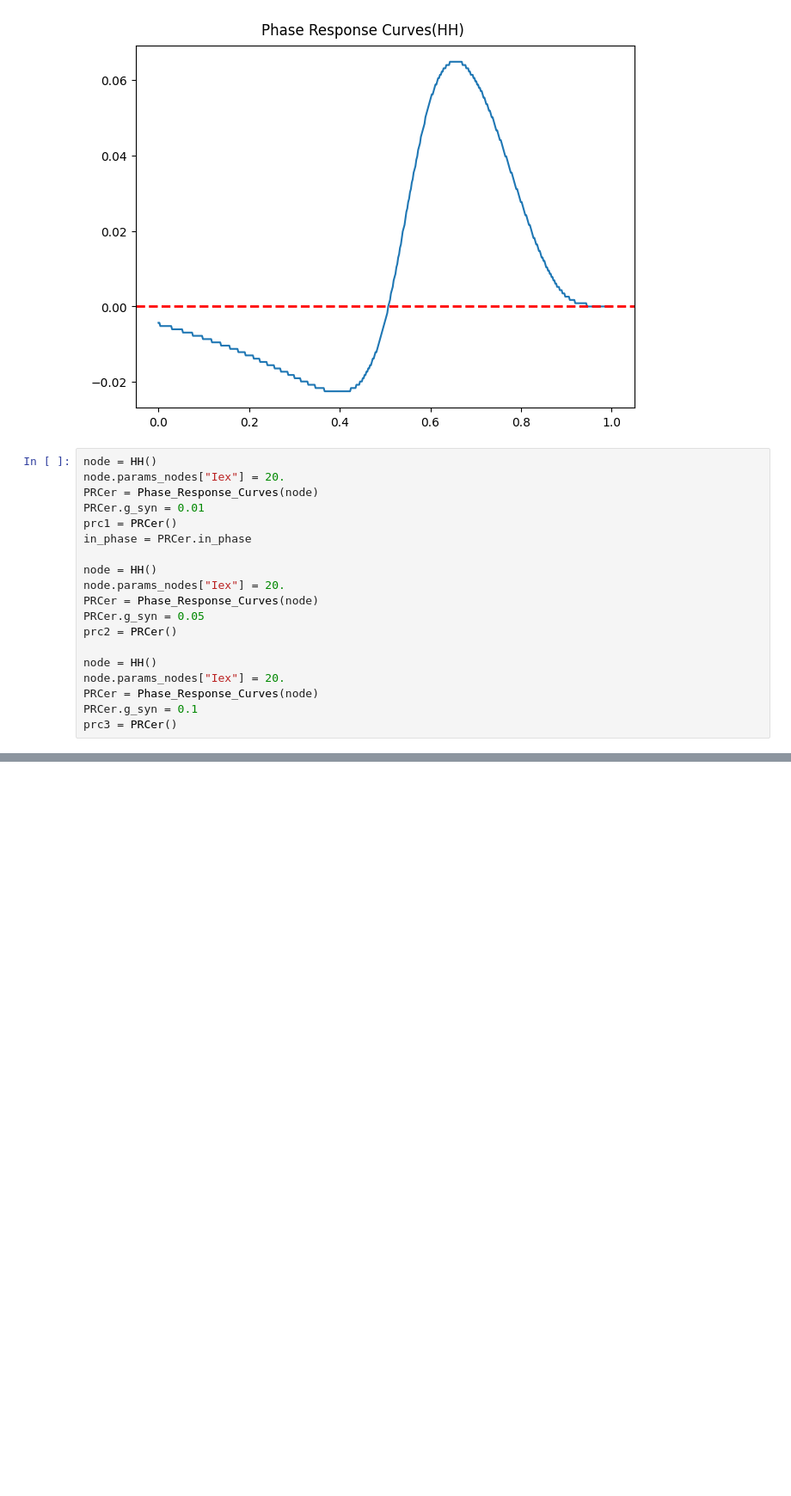
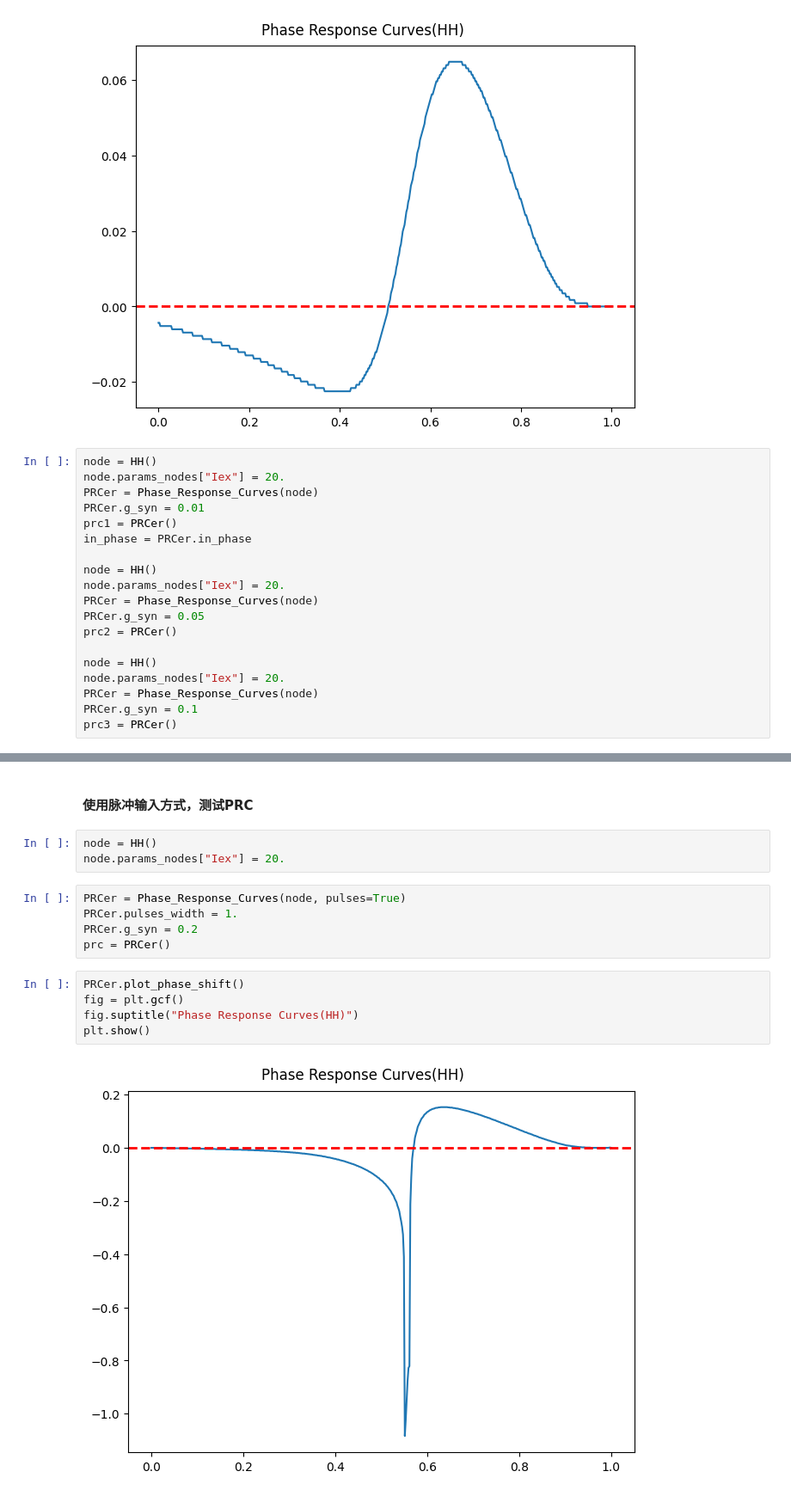
Before and after one commit to wuwywu/dynPy, a Jupyter notebook: examples/prc/prc_HH.ipynb, the cells around one changed output, grey strips where cells are left out. Shown: that part at 86% size. Drawn from its saved outputs; the diff is of its cells as text; blank space fills up the shorter version.

```diff
--- a/examples/prc/prc_HH.ipynb
+++ b/examples/prc/prc_HH.ipynb
@@ -52,0 +53,17 @@ Text(0.5, 0.98, 'Phase Response Curves(HH)')
+# %% [markdown]
+#### 使用脉冲输入方式，测试PRC
+# %%
+node = HH()
+node.params_nodes["Iex"] = 20.
+# %%
+PRCer = Phase_Response_Curves(node, pulses=True)
+PRCer.pulses_width = 1.
+PRCer.g_syn = 0.2
+prc = PRCer()
+# %%
+PRCer.plot_phase_shift()
+fig = plt.gcf()
+fig.suptitle("Phase Response Curves(HH)")
+plt.show()
+# %% [output]
+[figure, added]
```
Also changed, not shown: parts of 3 cells of this notebook, 6 other files.
